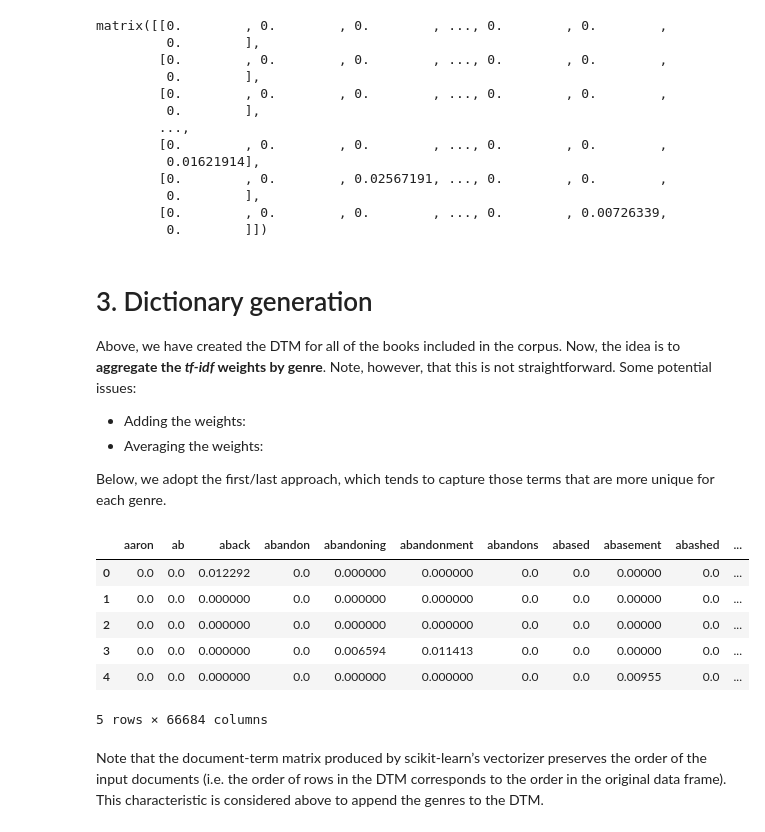
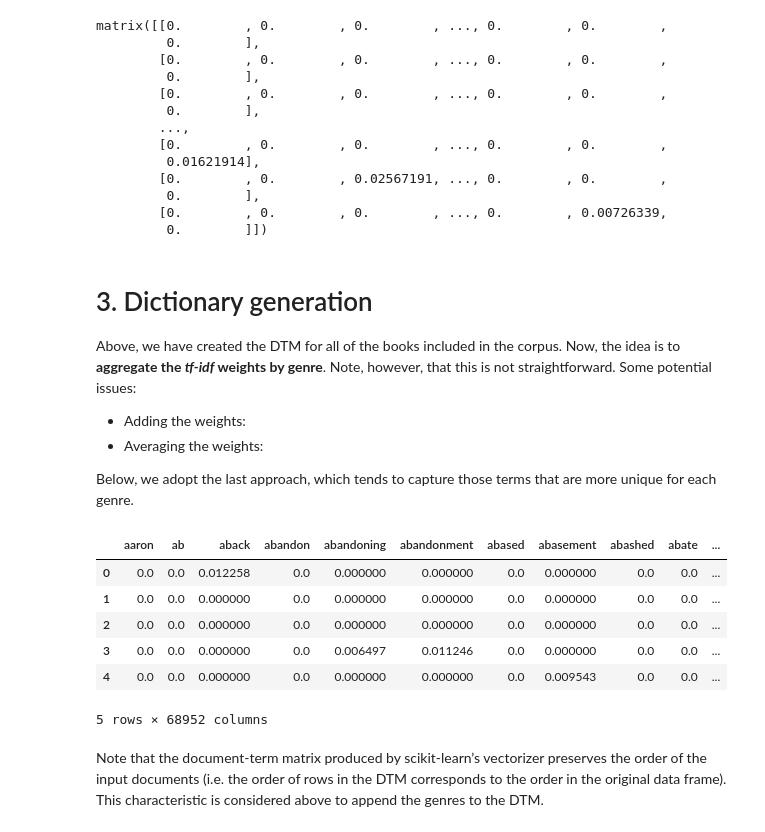
Before and after one commit to pablo-fdz/ITM_hw2, a Jupyter notebook: itm_project2_PART_2_small_sample.ipynb, the cells around one changed output. Cells and saved outputs as stored; diff of their text form; code cells hidden in the pictures.

```diff
--- a/itm_project2_dictionary_creation_sample.ipynb
+++ b/itm_project2_PART_2_small_sample.ipynb
@@ -432,7 +452,7 @@ tfidf = TfidfVectorizer(
     sublinear_tf=True,  # Apply tf-idf seen in class
     smooth_idf=False,
     ngram_range=(1,2),  # Include unigrams, bigrams
-    min_df=0.05,  # Ignore terms appearing in less than 5% of the documents
+    min_df=min_df_top_genres,  # Ignore terms appearing in less than 5% of the documents
     max_df=0.5,  # Ignore terms appearing in more than 50% of the documents
     )
 
@@ -465,25 +485,25 @@ Above, we have created the DTM for all of the books included in the corpus. Now,
 - Adding the weights:
 - Averaging the weights:
 
-Below, we adopt the first/last approach, which tends to capture those terms that are more unique for each genre.
+Below, we adopt the last approach, which tends to capture those terms that are more unique for each genre.
 # %%
 # We create a data frame from the dense document-term matrix, with columns named
 # the extracted terms
-dtm_df = pd.DataFrame(dtm_lower, columns=terms_lower)
+dtm_df = pd.DataFrame(dtm_lemmatized, columns=terms_lemmatized)
 
 # Append the genres column from the original data frame, considering that the
 # order of the documents is preserved after applying tf-idf
 dtm_df['genres'] = df_sample['genres'].values
 
 dtm_df.head()
 # %% [output]
-|  | aaron | ab | aback | abandon | abandoning | abandonment | abandons | abased | abasement | abashed | ... |
-| 0 | 0.0 | 0.0 | 0.012292 | 0.0 | 0.000000 | 0.000000 | 0.0 | 0.0 | 0.00000 | 0.0 | ... |
-| 1 | 0.0 | 0.0 | 0.000000 | 0.0 | 0.000000 | 0.000000 | 0.0 | 0.0 | 0.00000 | 0.0 | ... |
-| 2 | 0.0 | 0.0 | 0.000000 | 0.0 | 0.000000 | 0.000000 | 0.0 | 0.0 | 0.00000 | 0.0 | ... |
-| 3 | 0.0 | 0.0 | 0.000000 | 0.0 | 0.006594 | 0.011413 | 0.0 | 0.0 | 0.00000 | 0.0 | ... |
-| 4 | 0.0 | 0.0 | 0.000000 | 0.0 | 0.000000 | 0.000000 | 0.0 | 0.0 | 0.00955 | 0.0 | ... |
+|  | aaron | ab | aback | abandon | abandoning | abandonment | abased | abasement | abashed | abate | ... |
+| 0 | 0.0 | 0.0 | 0.012258 | 0.0 | 0.000000 | 0.000000 | 0.0 | 0.000000 | 0.0 | 0.0 | ... |
+| 1 | 0.0 | 0.0 | 0.000000 | 0.0 | 0.000000 | 0.000000 | 0.0 | 0.000000 | 0.0 | 0.0 | ... |
+| 2 | 0.0 | 0.0 | 0.000000 | 0.0 | 0.000000 | 0.000000 | 0.0 | 0.000000 | 0.0 | 0.0 | ... |
+| 3 | 0.0 | 0.0 | 0.000000 | 0.0 | 0.006497 | 0.011246 | 0.0 | 0.000000 | 0.0 | 0.0 | ... |
+| 4 | 0.0 | 0.0 | 0.000000 | 0.0 | 0.000000 | 0.000000 | 0.0 | 0.009543 | 0.0 | 0.0 | ... |
-5 rows × 66684 columns
+5 rows × 68952 columns
 # %% [markdown]
 Note that the document-term matrix produced by scikit‐learn’s vectorizer preserves the order of the input documents (i.e. the order of rows in the DTM corresponds to the order in the original data frame). This characteristic is considered above to append the genres to the DTM.
 # %%
```
Also changed, not shown: parts of 5 cells of this notebook, 1 other file.
